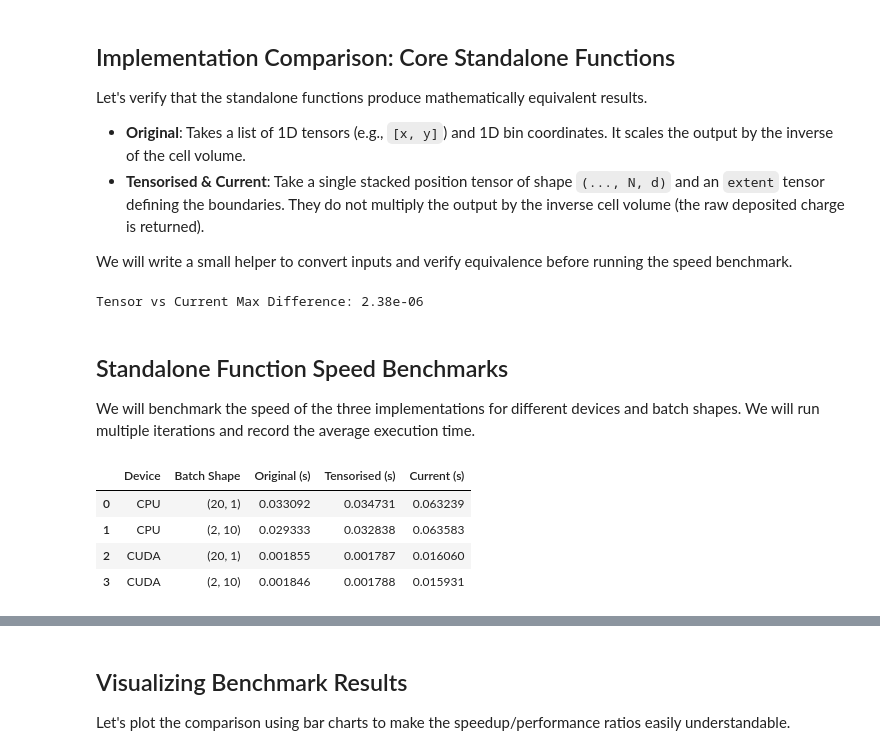
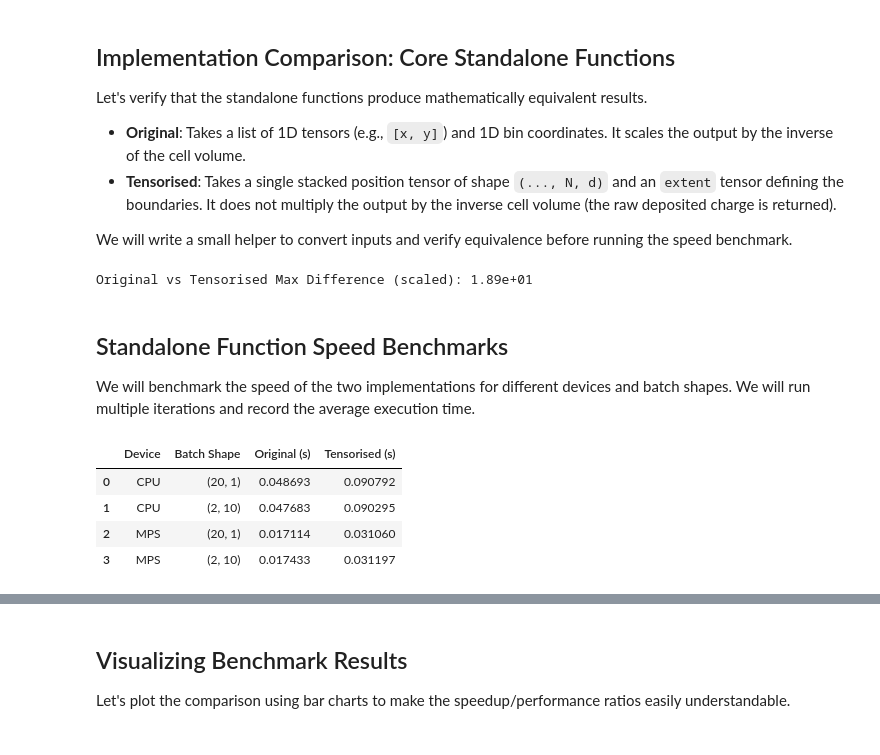
Before and after one commit to desy-ml/cheetah, a Jupyter notebook: dev/benchmark_cloud_in_cell.ipynb, the cells around one changed output, grey strips where cells are left out. Saved outputs shown, nothing was run; the diff lists cells and outputs as text; code cells hidden in the pictures.

```diff
--- a/dev/benchmark_cloud_in_cell.ipynb
+++ b/dev/benchmark_cloud_in_cell.ipynb
@@ -80,7 +57,7 @@ import cheetah.accelerator.screen
 ## Implementation Comparison: Core Standalone Functions
 Let's verify that the standalone functions produce mathematically equivalent results.
 - **Original**: Takes a list of 1D tensors (e.g., `[x, y]`) and 1D bin coordinates. It scales the output by the inverse of the cell volume.
-- **Tensorised & Current**: Take a single stacked position tensor of shape `(..., N, d)` and an `extent` tensor defining the boundaries. They do not multiply the output by the inverse cell volume (the raw deposited charge is returned).
+- **Tensorised**: Takes a single stacked position tensor of shape `(..., N, d)` and an `extent` tensor defining the boundaries. It does not multiply the output by the inverse cell volume (the raw deposited charge is returned).
 
 We will write a small helper to convert inputs and verify equivalence before running the speed benchmark.
 # %%
@@ -102,7 +79,7 @@ def setup_inputs(batch_shape, num_particles, resolution, device):
         torch.linspace(-1.0, 1.0, W, device=device)
     ]
 
-    # Tensorised & Current inputs (using equivalent extent to match spacing)
+    # Tensorised inputs (using equivalent extent to match spacing)
     dx = 2.0 / (H - 1)
     dy = 2.0 / (W - 1)
     positions_new = torch.stack([x, y], dim=-1)
@@ -125,16 +102,17 @@ new_pos, new_bins, new_ext, new_w = inputs["new"]
 
 out_orig = cic_orig.cloud_in_cell_charge_deposition(orig_pos, orig_bins, orig_w)
 out_tensor = cic_tensor.cloud_in_cell_charge_deposition(new_pos, new_bins, new_ext, new_w)
-out_current = cic_current.cloud_in_cell_charge_deposition(new_pos, new_bins, new_ext, new_w)
 
 # Compare values (excluding boundary scaling)
-diff_tensor_current = torch.max(torch.abs(out_tensor - out_current))
-print(f"Tensor vs Current Max Difference: {diff_tensor_current.item():.2e}")
+dx, dy = inputs["dx_dy"]
+inv_cell_volume = 1.0 / (dx * dy)
+diff_orig_tensor = torch.max(torch.abs(out_orig - out_tensor * inv_cell_volume))
+print(f"Original vs Tensorised Max Difference (scaled): {diff_orig_tensor.item():.2e}")
 # %% [output]
-Tensor vs Current Max Difference: 2.38e-06
+Original vs Tensorised Max Difference (scaled): 1.89e+01
 # %% [markdown]
 ## Standalone Function Speed Benchmarks
-We will benchmark the speed of the three implementations for different devices and batch shapes.
+We will benchmark the speed of the two implementations for different devices and batch shapes.
 We will run multiple iterations and record the average execution time.
 # %%
 def benchmark_standalone(num_runs=10):
@@ -162,52 +140,38 @@ def benchmark_standalone(num_runs=10):
                 _ = cic_orig.cloud_in_cell_charge_deposition(*orig_args)
                 sync(device)
                 t_orig.append(time.perf_counter() - t0)
 
             # Tensorised Warmup
             for _ in range(3):
                 _ = cic_tensor.cloud_in_cell_charge_deposition(*new_args)
             sync(device)
 
             # Tensorised Run
             t_tensor = []
             for _ in range(num_runs):
                 t0 = time.perf_counter()
                 _ = cic_tensor.cloud_in_cell_charge_deposition(*new_args)
                 sync(device)
                 t_tensor.append(time.perf_counter() - t0)
 
-            # Current Warmup
-            for _ in range(3):
-                _ = cic_current.cloud_in_cell_charge_deposition(*new_args)
-            sync(device)
-
-            # Current Run
-            t_current = []
-            for _ in range(num_runs):
-                t0 = time.perf_counter()
-                _ = cic_current.cloud_in_cell_charge_deposition(*new_args)
-                sync(device)
-                t_current.append(time.perf_counter() - t0)
-
             results.append({
                 "Device": device_name.upper(),
                 "Batch Shape": str(batch_shape),
                 "Original (s)": np.mean(t_orig),
                 "Tensorised (s)": np.mean(t_tensor),
-                "Current (s)": np.mean(t_current),
             })
 
     df = pd.DataFrame(results)
     return df
 
 df_standalone = benchmark_standalone()
 df_standalone
 # %% [output]
-|  | Device | Batch Shape | Original (s) | Tensorised (s) | Current (s) |
-| 0 | CPU | (20, 1) | 0.033092 | 0.034731 | 0.063239 |
-| 1 | CPU | (2, 10) | 0.029333 | 0.032838 | 0.063583 |
-| 2 | CUDA | (20, 1) | 0.001855 | 0.001787 | 0.016060 |
-| 3 | CUDA | (2, 10) | 0.001846 | 0.001788 | 0.015931 |
+|  | Device | Batch Shape | Original (s) | Tensorised (s) |
+| 0 | CPU | (20, 1) | 0.048693 | 0.090792 |
+| 1 | CPU | (2, 10) | 0.047683 | 0.090295 |
+| 2 | MPS | (20, 1) | 0.017114 | 0.031060 |
+| 3 | MPS | (2, 10) | 0.017433 | 0.031197 |
 # %% [markdown]
 ## Screen Class Benchmarks
 Next, we benchmark the implementations when used within the `Screen` diagnostic element.
```
Also changed, not shown: parts of 9 cells of this notebook, 1 other file.
